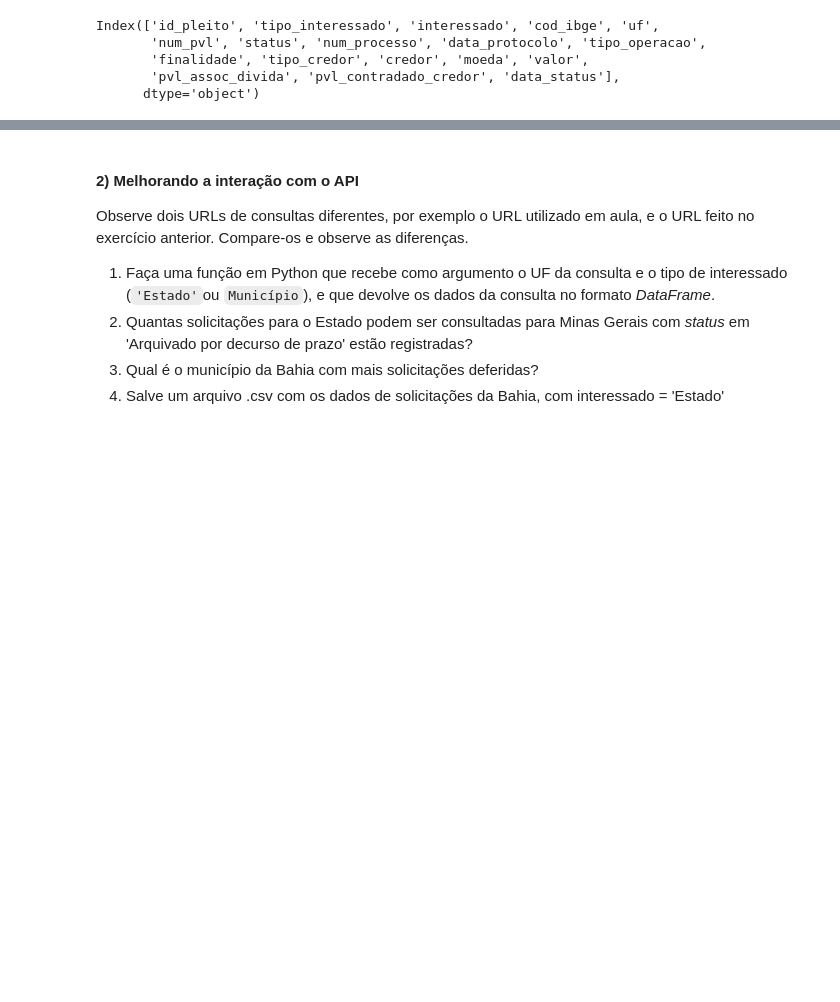
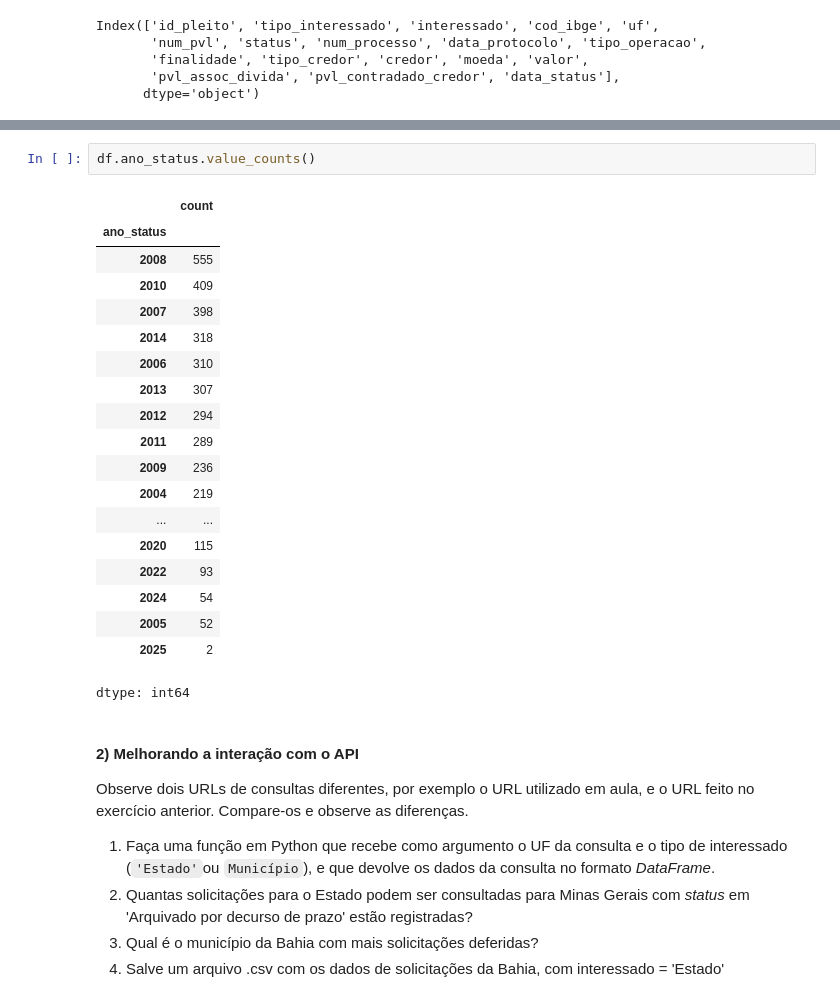
Before and after one commit to filippeviana/ci-ncia-de-dados, a Jupyter notebook: apis_Tarefa_aulas_06_a_08.ipynb, the cells around one changed output, grey strips where cells are left out. Drawn from its saved outputs; the diff is of its cells as text; blank space fills up the shorter version.

```diff
--- a/apis_Tarefa_aulas_06_a_08.ipynb
+++ b/apis_Tarefa_aulas_06_a_08.ipynb
@@ -75,3 +85,25 @@ df.head()
+# %%
+df.ano_status.value_counts()
+# %% [output]
+|  | count |
+| ano_status |  |
+| 2008 | 555 |
+| 2010 | 409 |
+| 2007 | 398 |
+| 2014 | 318 |
+| 2006 | 310 |
+| 2013 | 307 |
+| 2012 | 294 |
+| 2011 | 289 |
+| 2009 | 236 |
+| 2004 | 219 |
+| ... | ... |
+| 2020 | 115 |
+| 2022 | 93 |
+| 2024 | 54 |
+| 2005 | 52 |
+| 2025 | 2 |
+dtype: int64
 # %% [markdown]
 ####  2) Melhorando a interação com o API
 Observe dois URLs de consultas diferentes, por exemplo o URL utilizado em aula, e o URL feito no exercício anterior. Compare-os e observe as diferenças.
```
Also changed, not shown: parts of 6 cells of this notebook.
